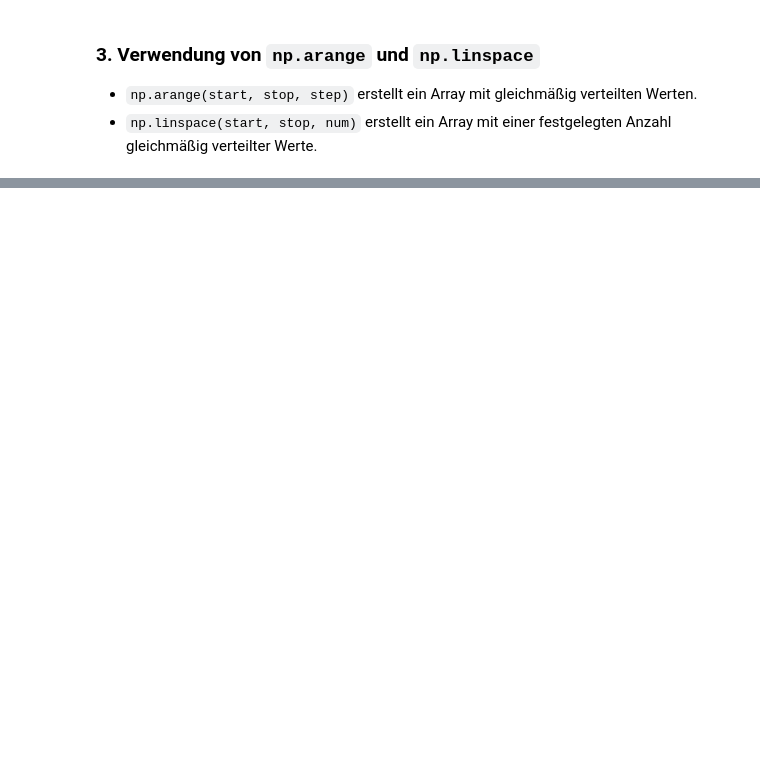
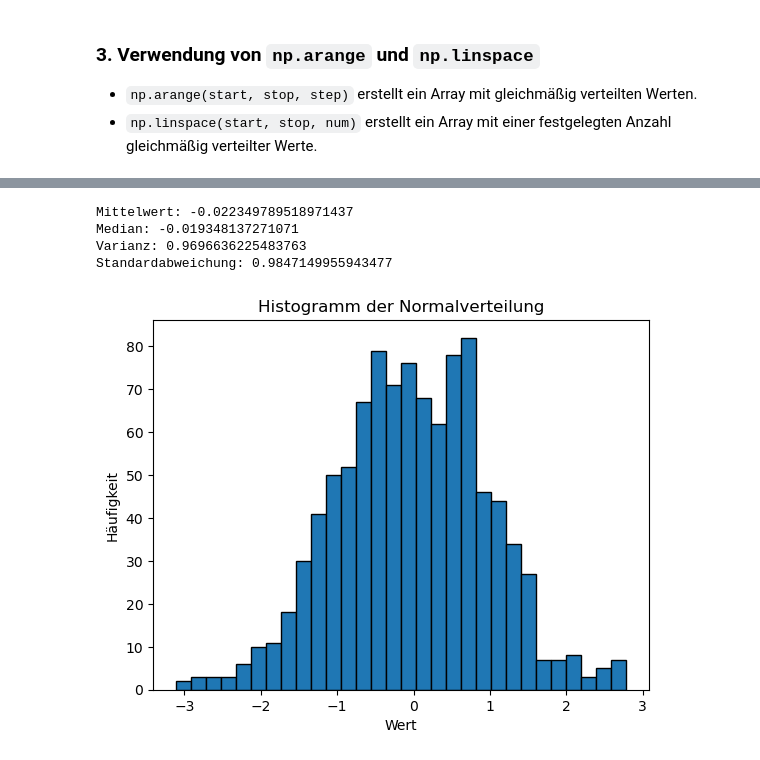
Before and after one commit to hussamalafandi/python-course-3, a Jupyter notebook: day_5/05_numpy.ipynb, the cells around one changed output, grey strips where cells are left out. Drawn from its saved outputs; the diff is of its cells as text; code cells hidden in the pictures; blank space fills up the shorter version.

```diff
--- a/day_5/05_numpy.ipynb
+++ b/day_5/05_numpy.ipynb
@@ -334,0 +756,26 @@ Diese Ressourcen enthalten detaillierte Erklärungen und **grafische Darstellung
+# %%
+# Übung: Zufällige Stichprobe und Statistik
+array_8 = np.random.randn(1000)
+mean_8 = np.mean(array_8)
+median_8 = np.median(array_8)
+varianz_8 = np.var(array_8)
+std_8 = np.std(array_8)
+
+print('Mittelwert:', mean_8)
+print('Median:', median_8)
+print('Varianz:', varianz_8)
+print('Standardabweichung:', std_8)
+
+# Histogramm plotten (falls matplotlib verfügbar ist)
+import matplotlib.pyplot as plt
+plt.hist(array_8, bins=30, edgecolor='black')
+plt.title('Histogramm der Normalverteilung')
+plt.xlabel('Wert')
+plt.ylabel('Häufigkeit')
+plt.show()
+# %% [output]
+Mittelwert: -0.022349789518971437
+Median: -0.019348137271071
+Varianz: 0.9696636225483763
+Standardabweichung: 0.9847149955943477
+[figure, added]
```
Also changed, not shown: parts of 70 cells of this notebook.
